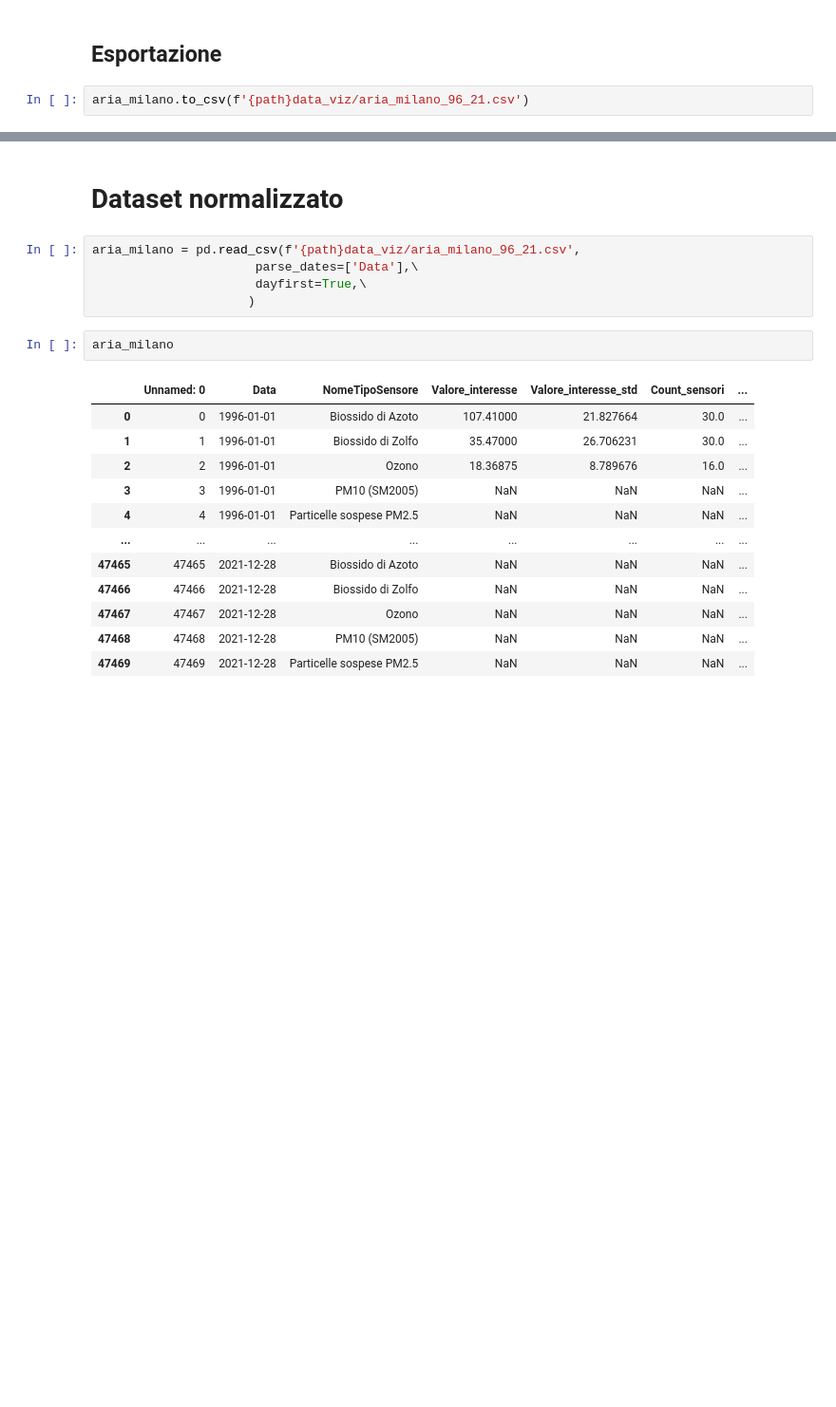
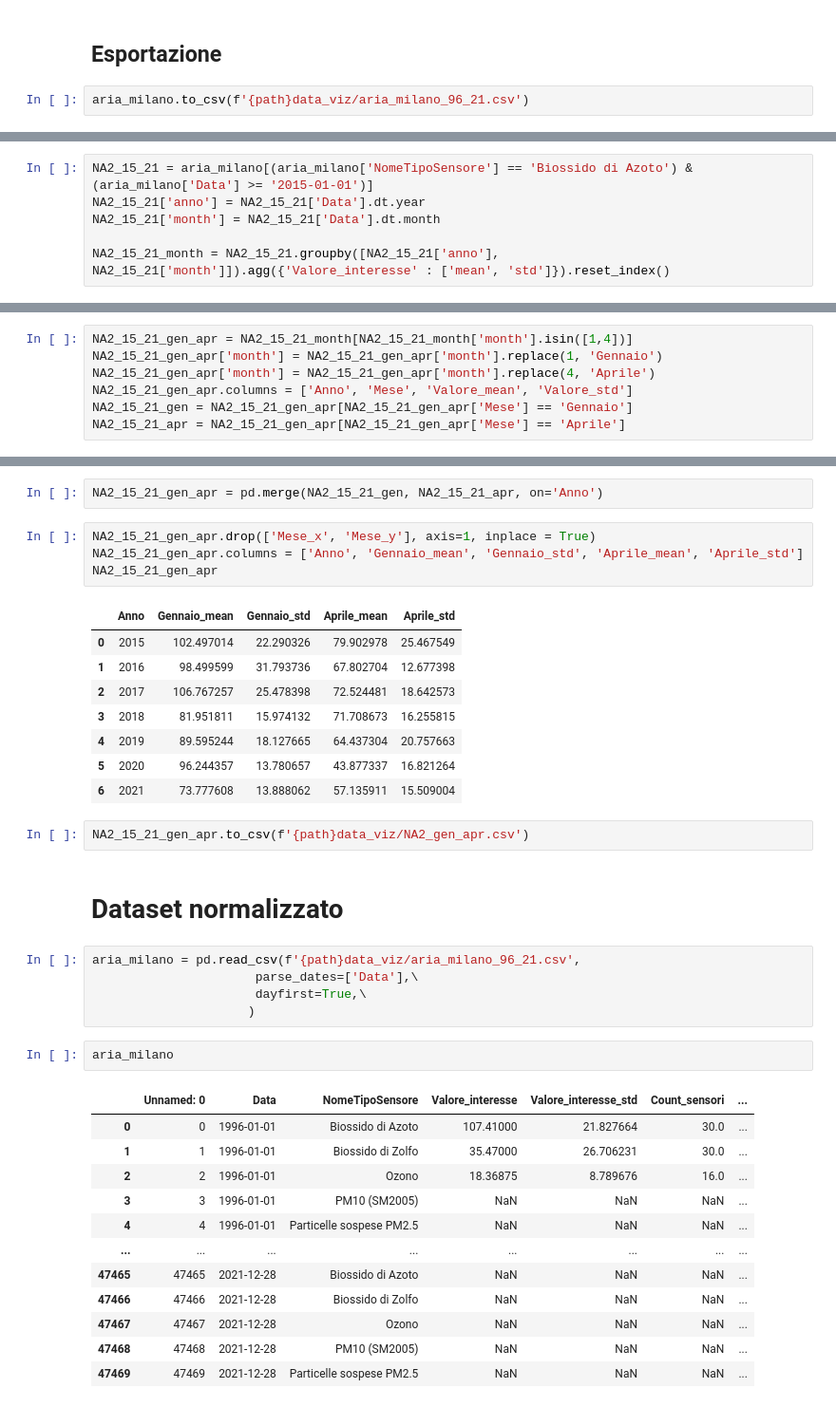
Before and after one commit to giocoal/air-quality-milano-interactive-data-visualization-tableau, a Jupyter notebook: Data_Visualization_21_22_Preparation_Heatmap.ipynb, the cells around one changed output, grey strips where cells are left out. Shown at 95% size. Saved outputs shown, nothing was run; the diff lists cells and outputs as text; blank space fills up the shorter version.

```diff
--- a/Data_Visualization_21_22_Preparation_Heatmap.ipynb
+++ b/Data_Visualization_21_22_Preparation_Heatmap.ipynb
@@ -1141,0 +1179,6 @@ aria_milano.to_csv(f'{path}data_viz/aria_milano_96_21.csv')
+# %%
+NA2_15_21 = aria_milano[(aria_milano['NomeTipoSensore'] == 'Biossido di Azoto') & (aria_milano['Data'] >= '2015-01-01')]
+NA2_15_21['anno'] = NA2_15_21['Data'].dt.year
+NA2_15_21['month'] = NA2_15_21['Data'].dt.month
+
+NA2_15_21_month = NA2_15_21.groupby([NA2_15_21['anno'], NA2_15_21['month']]).agg({'Valore_interesse' : ['mean', 'std']}).reset_index()
@@ -1141,0 +1196,7 @@ aria_milano.to_csv(f'{path}data_viz/aria_milano_96_21.csv')
+# %%
+NA2_15_21_gen_apr = NA2_15_21_month[NA2_15_21_month['month'].isin([1,4])]
+NA2_15_21_gen_apr['month'] = NA2_15_21_gen_apr['month'].replace(1, 'Gennaio')
+NA2_15_21_gen_apr['month'] = NA2_15_21_gen_apr['month'].replace(4, 'Aprile')
+NA2_15_21_gen_apr.columns = ['Anno', 'Mese', 'Valore_mean', 'Valore_std']
+NA2_15_21_gen = NA2_15_21_gen_apr[NA2_15_21_gen_apr['Mese'] == 'Gennaio']
+NA2_15_21_apr = NA2_15_21_gen_apr[NA2_15_21_gen_apr['Mese'] == 'Aprile']
@@ -1142,3 +1214,20 @@ aria_milano.to_csv(f'{path}data_viz/aria_milano_96_21.csv')
+# %%
+NA2_15_21_gen_apr = pd.merge(NA2_15_21_gen, NA2_15_21_apr, on='Anno')
+# %%
+NA2_15_21_gen_apr.drop(['Mese_x', 'Mese_y'], axis=1, inplace = True)
+NA2_15_21_gen_apr.columns = ['Anno', 'Gennaio_mean', 'Gennaio_std', 'Aprile_mean', 'Aprile_std']
+NA2_15_21_gen_apr
+# %% [output]
+|  | Anno | Gennaio_mean | Gennaio_std | Aprile_mean | Aprile_std |
+| 0 | 2015 | 102.497014 | 22.290326 | 79.902978 | 25.467549 |
+| 1 | 2016 | 98.499599 | 31.793736 | 67.802704 | 12.677398 |
+| 2 | 2017 | 106.767257 | 25.478398 | 72.524481 | 18.642573 |
+| 3 | 2018 | 81.951811 | 15.974132 | 71.708673 | 16.255815 |
+| 4 | 2019 | 89.595244 | 18.127665 | 64.437304 | 20.757663 |
+| 5 | 2020 | 96.244357 | 13.780657 | 43.877337 | 16.821264 |
+| 6 | 2021 | 73.777608 | 13.888062 | 57.135911 | 15.509004 |
+# %%
+NA2_15_21_gen_apr.to_csv(f'{path}data_viz/NA2_gen_apr.csv')
 # %% [markdown]
 # Dataset normalizzato
 # %%
```
Also changed, not shown: parts of 12 cells of this notebook, 12 other files.
